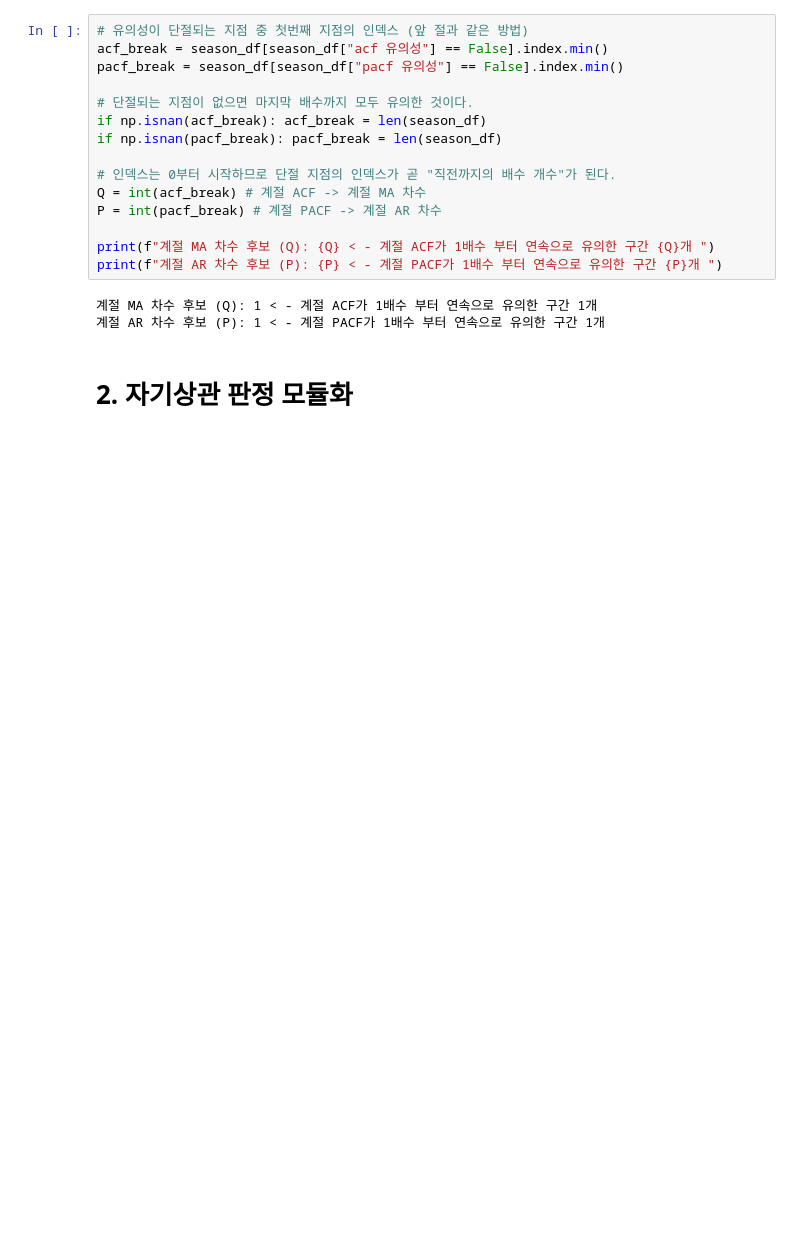
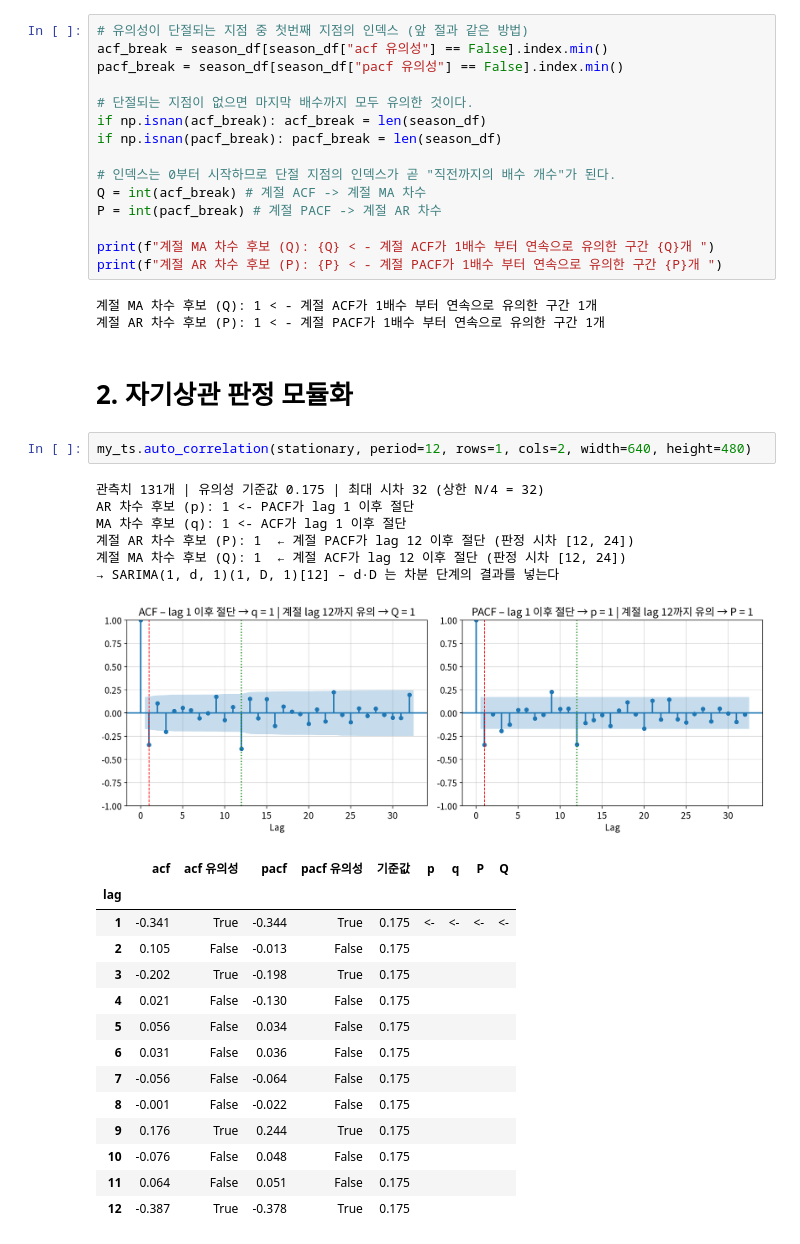
Before and after one commit to choi-yeonju/Python-Basics, a Jupyter notebook: [LAB-11] 시계열분석/[LAB-11] 시계열 분석ㅣ04-시계열의 통계적 접근(실습코드) yeonju.ipynb, the cells around one changed output. Saved outputs shown, nothing was run; the diff lists cells and outputs as text; blank space fills up the shorter version.

```diff
--- a/[LAB-11] 시계열분석/[LAB-11] 시계열 분석ㅣ04-시계열의 통계적 접근(실습코드) yeonju.ipynb
+++ b/[LAB-11] 시계열분석/[LAB-11] 시계열 분석ㅣ04-시계열의 통계적 접근(실습코드) yeonju.ipynb
@@ -397,3 +397,27 @@ print(f"계절 AR 차수 후보 (P): {P} < - 계절 PACF가 1배수 부터 연
 계절 AR 차수 후보 (P): 1 < - 계절 PACF가 1배수 부터 연속으로 유의한 구간 1개
 # %% [markdown]
 # 2. 자기상관 판정 모듈화
+# %%
+my_ts.auto_correlation(stationary, period=12, rows=1, cols=2, width=640, height=480)
+# %% [output]
+관측치 131개 | 유의성 기준값 0.175 | 최대 시차 32 (상한 N/4 = 32)
+AR 차수 후보 (p): 1 <- PACF가 lag 1 이후 절단
+MA 차수 후보 (q): 1 <- ACF가 lag 1 이후 절단
+계절 AR 차수 후보 (P): 1  ← 계절 PACF가 lag 12 이후 절단 (판정 시차 [12, 24])
+계절 MA 차수 후보 (Q): 1  ← 계절 ACF가 lag 12 이후 절단 (판정 시차 [12, 24])
+→ SARIMA(1, d, 1)(1, D, 1)[12] – d·D 는 차분 단계의 결과를 넣는다
+[figure, added]
+|  | acf | acf 유의성 | pacf | pacf 유의성 | 기준값 | p | q | P | Q |
+| lag |  |  |  |  |  |  |  |  |  |
+| 1 | -0.341 | True | -0.344 | True | 0.175 | <- | <- | <- | <- |
+| 2 | 0.105 | False | -0.013 | False | 0.175 |  |  |  |  |
+| 3 | -0.202 | True | -0.198 | True | 0.175 |  |  |  |  |
+| 4 | 0.021 | False | -0.130 | False | 0.175 |  |  |  |  |
+| 5 | 0.056 | False | 0.034 | False | 0.175 |  |  |  |  |
+| 6 | 0.031 | False | 0.036 | False | 0.175 |  |  |  |  |
+| 7 | -0.056 | False | -0.064 | False | 0.175 |  |  |  |  |
+| 8 | -0.001 | False | -0.022 | False | 0.175 |  |  |  |  |
+| 9 | 0.176 | True | 0.244 | True | 0.175 |  |  |  |  |
+| 10 | -0.076 | False | 0.048 | False | 0.175 |  |  |  |  |
+| 11 | 0.064 | False | 0.051 | False | 0.175 |  |  |  |  |
+| 12 | -0.387 | True | -0.378 | True | 0.175 |  |  |  |  |
```
Also changed, not shown: 19 other files.
